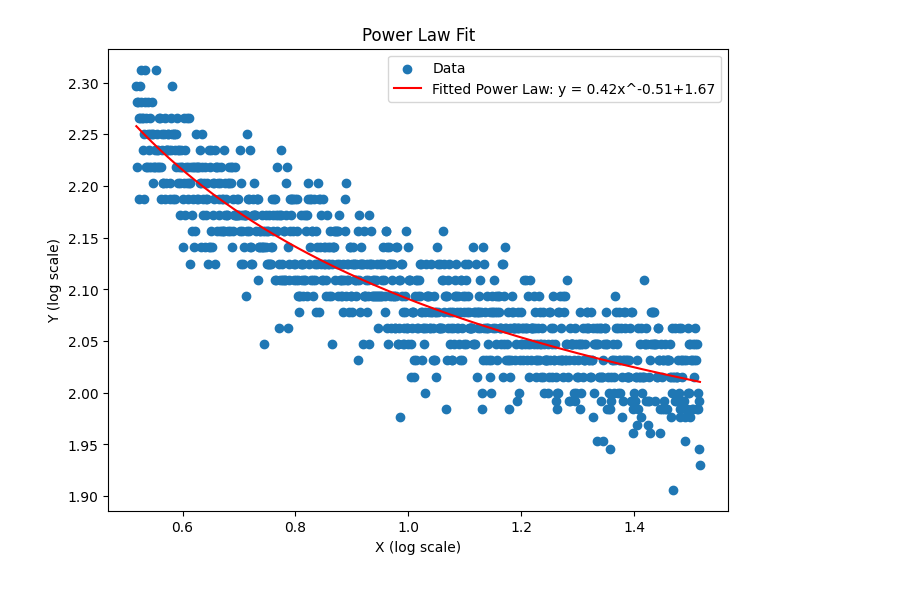
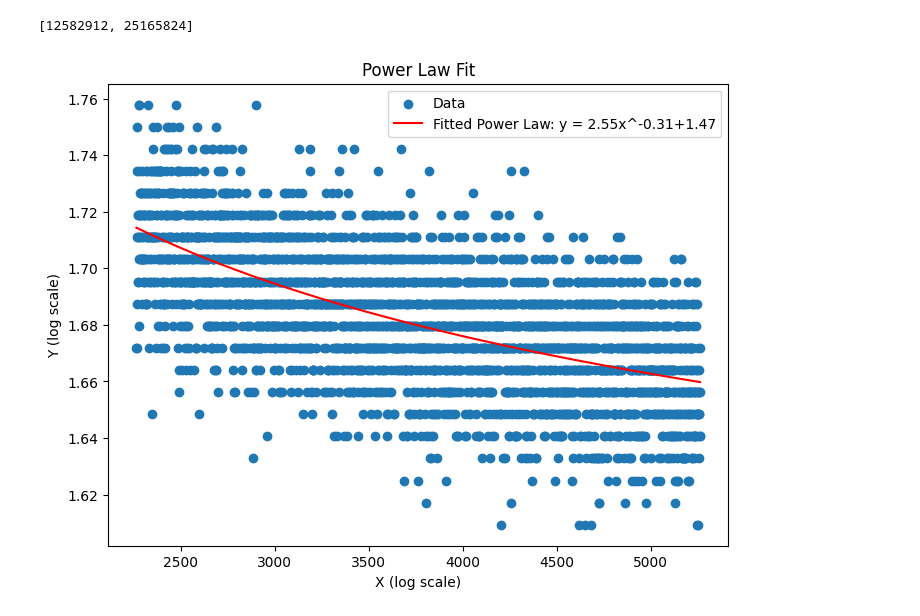
Before and after one commit to BradyWynn/hutter, a Jupyter notebook: glorppeam.ipynb, the cells around one changed output. Drawn from its saved outputs; the diff is of its cells as text; code cells hidden in the pictures.

```diff
--- a/glorppeam.ipynb
+++ b/glorppeam.ipynb
@@ -5,36 +14,40 @@ import numpy as np
+# %%
+params
+# %% [output]
+[12582912, 25165824]
 # %%
-df = pl.read_csv("wandb3.csv")
+df = pl.read_csv("wandb5.csv")
 # %%
 from scipy.optimize import curve_fit
 
 # Generate example data (optional, replace with your actual data)
-y_data = df.select("prime-sponge-78 - loss").to_numpy().flatten()
-x_data = (np.arange(y_data.size).astype(np.float32) + 1)/1000
+y_data = df.select("whole-dragon-366 - loss").to_numpy().flatten()
+x_data = (np.arange(y_data.size).astype(np.float32) + 1)
 
-y_data = y_data[-1000:]
-x_data = x_data[-1000:]
+y_data = y_data[-3000:]
+x_data = x_data[-3000:]
 
 # Define the power law function
 def power_law(x, a, b, c):
     return a * x**b + c
 
 # Fit the power law using curve_fit
-params, covariance = curve_fit(power_law, x_data, y_data, p0=[0.5, -0.5, 2], maxfev=10000) # p0 provides initial guesses
+params, covariance = curve_fit(power_law, x_data, y_data, p0=[1, 0, 1], maxfev=10000) # p0 provides initial guesses
 
 a_fit, b_fit, c_fit = params
 
 # Plot the results
 plt.figure(figsize=(8, 6))
 plt.scatter(x_data, y_data, label='Data')
 plt.plot(x_data, power_law(x_data, a_fit, b_fit, c_fit), color='red', label=f'Fitted Power Law: y = {a_fit:.2f}x^{b_fit:.2f}+{c_fit:.2f}')
 # plt.xscale('log')
 # plt.yscale('log')
 plt.xlabel('X (log scale)')
 plt.ylabel('Y (log scale)')
 plt.title('Power Law Fit')
 plt.legend()
 # plt.grid(True)
 # plt.xlim(0, 10)
 plt.show()
 # %% [output]
-[figure, old version]
+[figure, new version]
```
Also changed, not shown: parts of 2 cells of this notebook, 10 other files.
